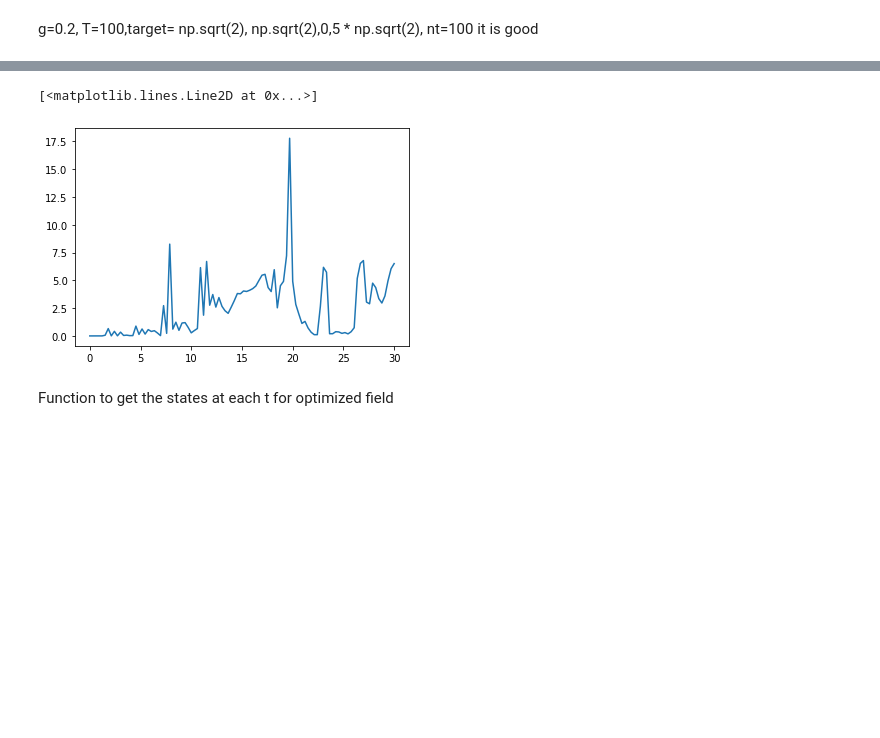
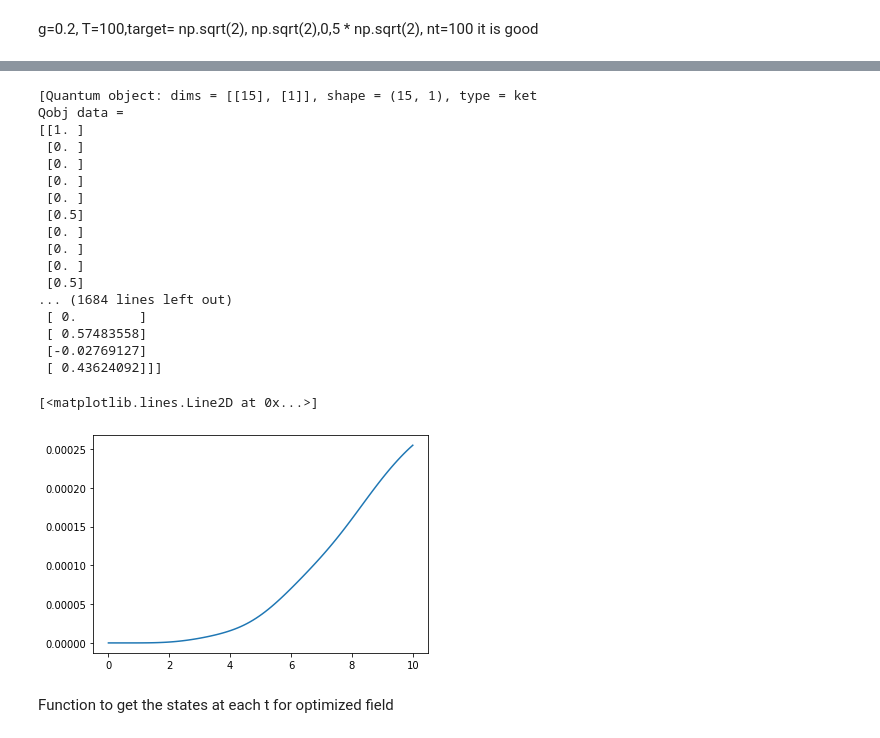
Before and after one commit to gsuarezr/krotov, a Jupyter notebook: Field/Gaussian(field).ipynb, the cells around one changed output, grey strips where cells are left out. Saved outputs shown, nothing was run; the diff lists cells and outputs as text; code cells hidden in the pictures; blank space fills up the shorter version.

```diff
--- a/Field/Gaussian(field).ipynb
+++ b/Field/Gaussian(field).ipynb
@@ -55,5 +55,4 @@ import dill
 dill.settings['recurse'] = True
 
 H0=dill.load(open("H_0", "rb"))
-He=dill.load(open("H_e","rb"))
-Hde=dill.load(open("H_de","rb"))
+He=dill.load(open("H_campo","rb"))
@@ -61,12 +76,12 @@ Hde=dill.load(open("H_de","rb"))
 g=0.2, T=100,target= np.sqrt(2), np.sqrt(2),0,5 * np.sqrt(2), nt=100 it is good
 # %%
 omega=1
-ampl0=0.00001
+ampl0=0.0000001
 #T=8
-mu=0.5
+mu=0.05
 g=0.2*omega
 #ampl0=1
-T=30
+T=10
 nt=100
 tlist = np.linspace(0,T, nt)
 def hamiltonian(omega, ampl0, mu,g):
@@ -77,8 +92,7 @@ def hamiltonian(omega, ampl0, mu,g):
           ampl0 (float): constant amplitude of the driving field
       """
       HA = qutip.Qobj(H0(g))
-      H1 =qutip.Qobj(Hde(mu,g))
-      H2= qutip.Qobj(He(mu))
+      H1= qutip.Qobj(He(mu))
       def guess_control(t, args):
           return ampl0*krotov.shapes.flattop(
               t, t_start=0, t_stop=T, t_rise=0.005, func="blackman"
@@ -88,7 +102,7 @@ def hamiltonian(omega, ampl0, mu,g):
               t, t_start=0, t_stop=T, t_rise=0.005, func="blackman"
           )
 
-      return [HA, [H1, guess_control], [H2, guess_control]]
+      return [HA, [H1, guess_control]]
 def S(t):
     """Shape function for the field update"""
     return krotov.shapes.flattop(
@@ -159,7 +173,7 @@ pulse_options = {
 
 
 }
-target=np.array([1,0, 2*np.sqrt(2),0,2*np.sqrt(2),1/2,0,0,0,1/2,0,0,1/2,0,1/2])
+target=np.array([1,0, np.sqrt(2),0,np.sqrt(2),1/2,0,0,0,1/2,0,0,1/2,0,1/2])
 r=np.pi/4
 r2=np.pi/8
 theta=np.pi/4
@@ -230,12 +282,30 @@ plt.show()
 # %%
 psi=opt_result.states[0]
+print(psi)
 Energy=np.zeros(nt)
 for i in range (0,nt):
-    Energy[i]=1/2*(np.real(psi[i][9])+(np.real(psi[i][2]))**2+np.real(psi[i][14])+(np.real(psi[i][4]))**2)-1/2
+    Energy[i]=1/2*((np.real(psi[i][2]))**2+(np.real(psi[i][4]))**2)
 plt.plot(opt_result.tlist,Energy)
 # %% [output]
-[<matplotlib.lines.Line2D at 0x...>]
+[Quantum object: dims = [[15], [1]], shape = (15, 1), type = ket
+Qobj data =
+[[1. ]
+ [0. ]
+ [0. ]
+ [0. ]
+ [0. ]
+ [0.5]
+ [0. ]
+ [0. ]
+ [0. ]
+ [0.5]
+... (1684 lines left out)
+ [ 0.        ]
+ [ 0.57483558]
+ [-0.02769127]
+ [ 0.43624092]]]
+[<matplotlib.lines.Line2D at 0x...>]
-[figure, old version]
+[figure, new version]
 # %% [markdown]
 Function to get the states at each t for optimized field
 # %%
```
Also changed, not shown: parts of 5 cells of this notebook, 12 other files.
